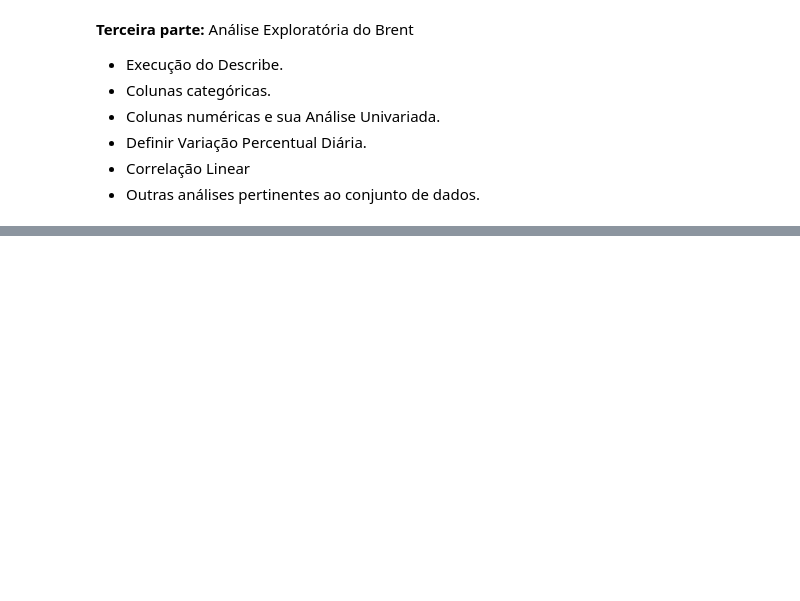
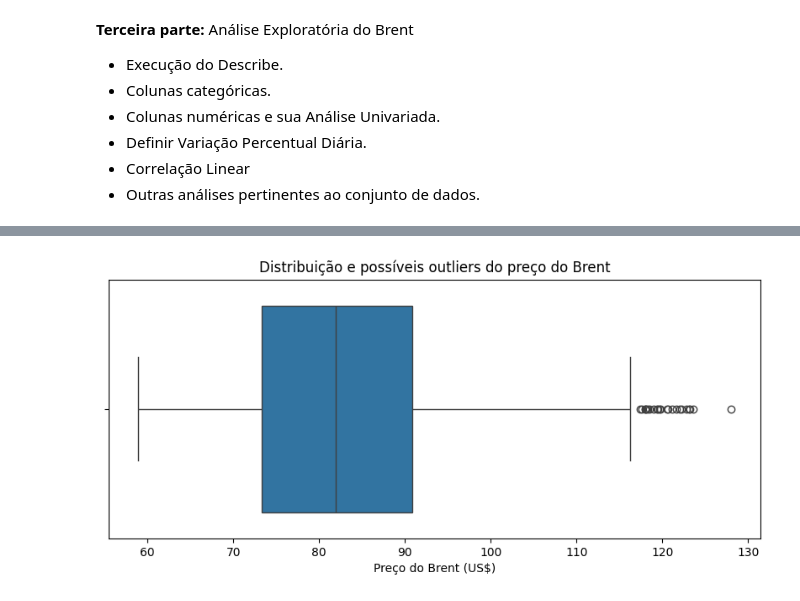
Before and after one commit to vitorjensen/Python_para_Analise_de_Dados, a Jupyter notebook: Projetos/Análise Exploratória de Combustível/Análise_Exploratória_de_Combustível.ipynb, the cells around one changed output, grey strips where cells are left out. Cells and saved outputs as stored; diff of their text form; code cells hidden in the pictures; blank space fills up the shorter version.

```diff
--- a/Projetos/Análise Exploratória de Combustível/Análise_Exploratória_de_Combustível.ipynb
+++ b/Projetos/Análise Exploratória de Combustível/Análise_Exploratória_de_Combustível.ipynb
@@ -231,0 +234,11 @@ display(maiores_quedas)
+# %%
+# Plotando gráfico para verificar outliers de preços
+
+plt.figure(figsize=(10, 4))
+sns.boxplot(x=df['Fechamento'])
+plt.title('Distribuição e possíveis outliers do preço do Brent')
+plt.xlabel('Preço do Brent (US$)')
+
+plt.show()
+# %% [output]
+[figure, added]
```
Also changed, not shown: parts of 12 cells of this notebook.
